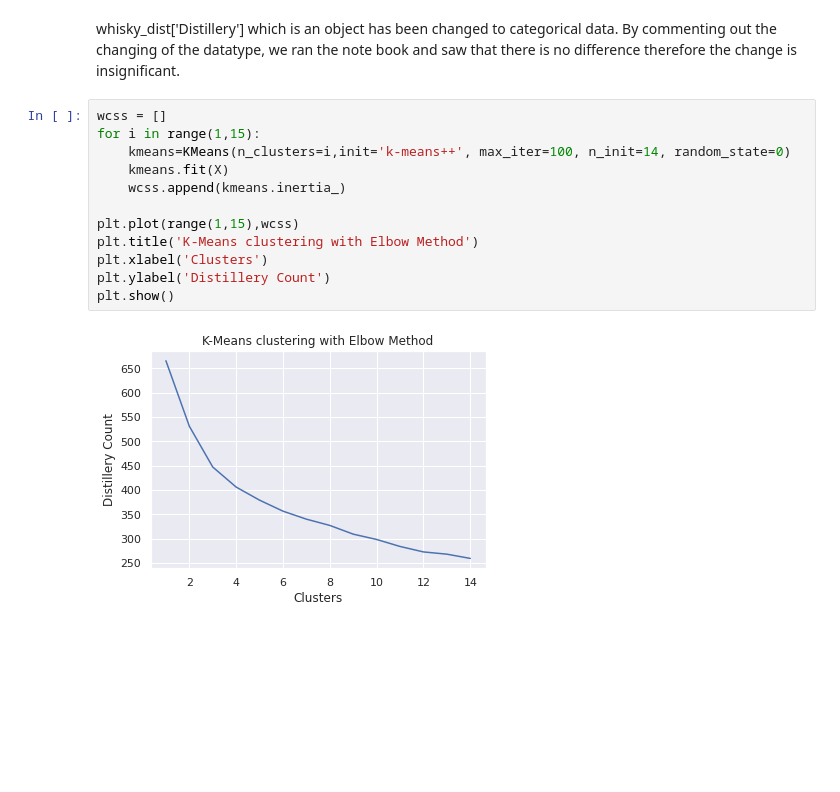
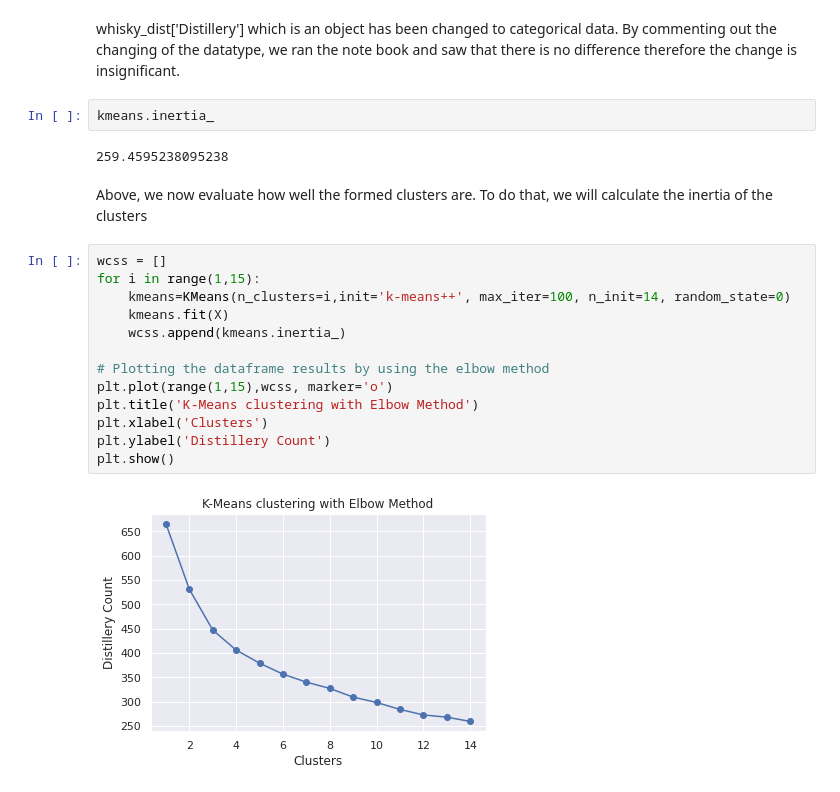
Before and after one commit to pulengmoru/kmeans_whiskey_distillery, a Jupyter notebook: whisky distilleries.ipynb, the cells around one changed output. Cells and saved outputs as stored; diff of their text form; blank space fills up the shorter version.

```diff
--- a/whisky distilleries.ipynb
+++ b/whisky distilleries.ipynb
@@ -127,17 +127,24 @@ Above we have split the data into the x and y
 # whisky_dist['Distillery'] = pd.Categorical(whisky_dist['Distillery'])
 # %% [markdown]
 whisky_dist['Distillery'] which is an object has been changed to categorical data. By commenting out the changing of the datatype, we ran the note book and saw that there is no difference therefore the change is insignificant.
+# %%
+kmeans.inertia_
+# %% [output]
+259.4595238095238
+# %% [markdown]
+Above, we now evaluate how well the formed clusters are. To do that, we will calculate the inertia of the clusters
 # %%
 wcss = []
 for i in range(1,15):
     kmeans=KMeans(n_clusters=i,init='k-means++', max_iter=100, n_init=14, random_state=0)
     kmeans.fit(X)
     wcss.append(kmeans.inertia_)
 
-plt.plot(range(1,15),wcss)
+# Plotting the dataframe results by using the elbow method
+plt.plot(range(1,15),wcss, marker='o')
 plt.title('K-Means clustering with Elbow Method')
 plt.xlabel('Clusters')
 plt.ylabel('Distillery Count')
 plt.show()
 # %% [output]
-[figure, old version]
+[figure, new version]
```
